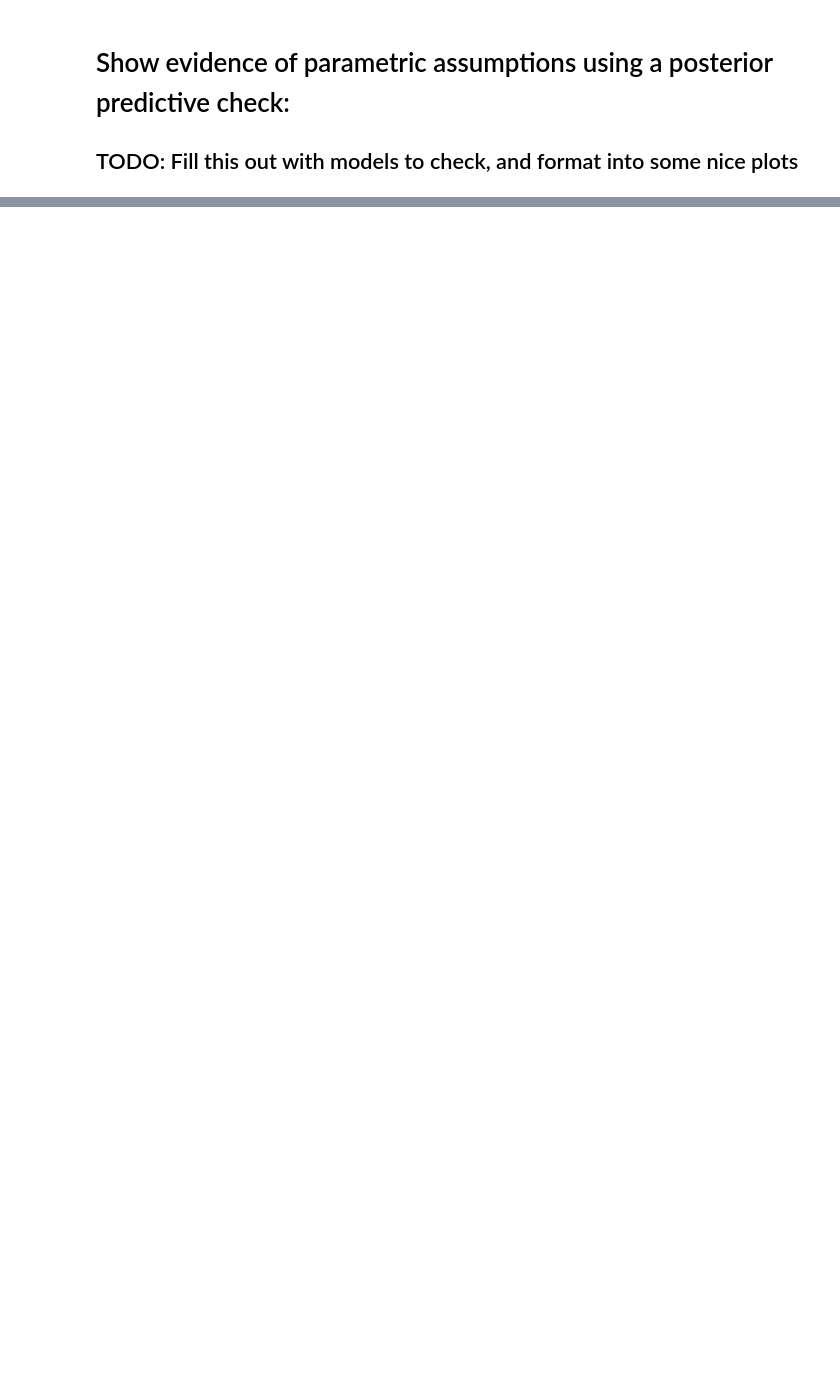
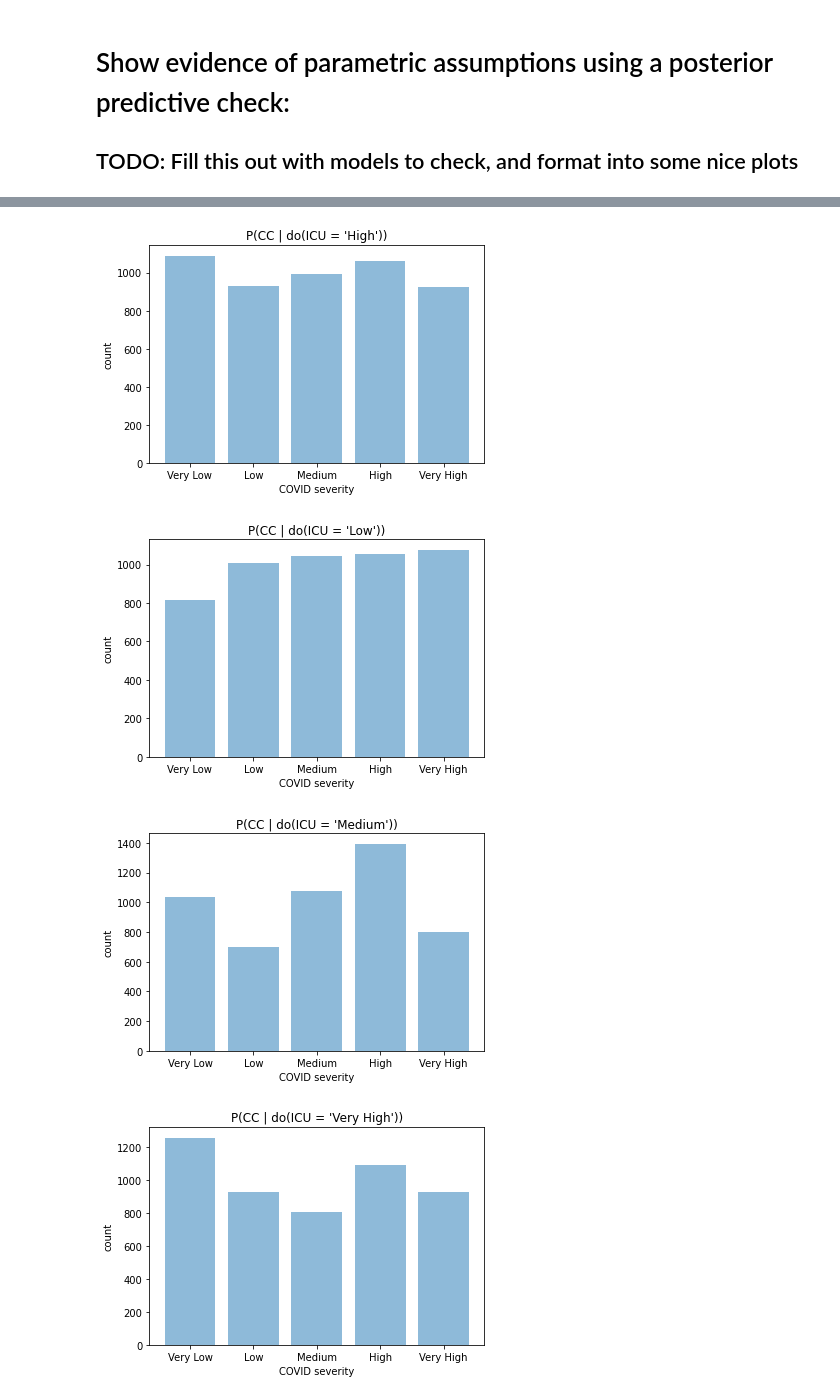
Before and after one commit to chloelarkin/county-covid-cases, a Jupyter notebook: causal_modeling/Causal_Model.ipynb, the cells around one changed output, grey strips where cells are left out. Drawn from its saved outputs; the diff is of its cells as text; code cells hidden in the pictures; blank space fills up the shorter version.

```diff
--- a/causal_modeling/Causal_Model.ipynb
+++ b/causal_modeling/Causal_Model.ipynb
@@ -265,0 +319,7 @@ plot_all_conditional_probs(cdc_hypothesis_dict, ax_dims=[2, 3], fig_dims=[15, 10
+# %%
+brute_force_intervention(cc_pyro_model, 'ICU', icu_labels)
+# %% [output]
+[figure, added]
+[figure, added]
+[figure, added]
+[figure, added]
```
Also changed, not shown: parts of 28 cells of this notebook.
